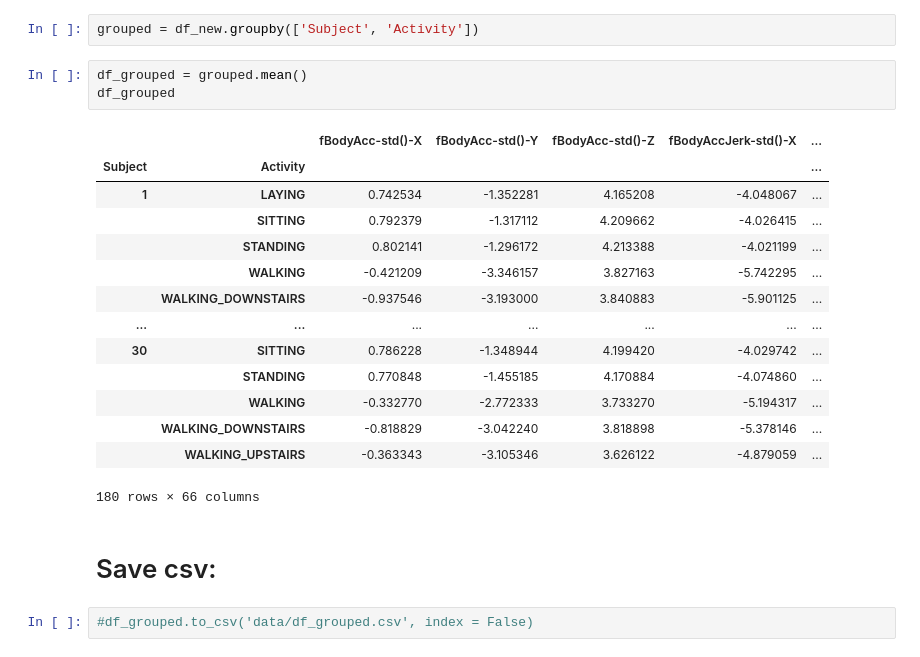
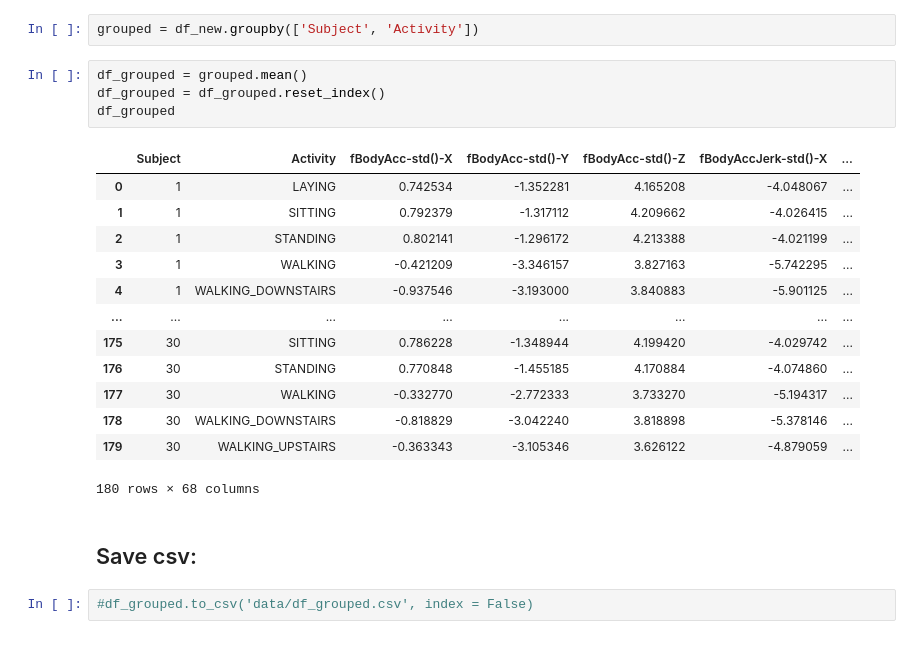
Before and after one commit to Bart63/BHL-2021-AI, a Jupyter notebook: subjects analysis.ipynb, the cells around one changed output. Drawn from its saved outputs; the diff is of its cells as text.

Commit message:
Fixed index in subjects analysis

```diff
--- a/subjects analysis.ipynb
+++ b/subjects analysis.ipynb
@@ -103,23 +86,23 @@ df_new
 grouped = df_new.groupby(['Subject', 'Activity'])
 # %%
 df_grouped = grouped.mean()
+df_grouped = df_grouped.reset_index()
 df_grouped
 # %% [output]
-|  |  | fBodyAcc-std()-X | fBodyAcc-std()-Y | fBodyAcc-std()-Z | fBodyAccJerk-std()-X | ... |
-| Subject | Activity |  |  |  |  | ... |
-| 1 | LAYING | 0.742534 | -1.352281 | 4.165208 | -4.048067 | ... |
-|  | SITTING | 0.792379 | -1.317112 | 4.209662 | -4.026415 | ... |
-|  | STANDING | 0.802141 | -1.296172 | 4.213388 | -4.021199 | ... |
-|  | WALKING | -0.421209 | -3.346157 | 3.827163 | -5.742295 | ... |
-|  | WALKING_DOWNSTAIRS | -0.937546 | -3.193000 | 3.840883 | -5.901125 | ... |
-| ... | ... | ... | ... | ... | ... | ... |
-| 30 | SITTING | 0.786228 | -1.348944 | 4.199420 | -4.029742 | ... |
-|  | STANDING | 0.770848 | -1.455185 | 4.170884 | -4.074860 | ... |
-|  | WALKING | -0.332770 | -2.772333 | 3.733270 | -5.194317 | ... |
-|  | WALKING_DOWNSTAIRS | -0.818829 | -3.042240 | 3.818898 | -5.378146 | ... |
-|  | WALKING_UPSTAIRS | -0.363343 | -3.105346 | 3.626122 | -4.879059 | ... |
+|  | Subject | Activity | fBodyAcc-std()-X | fBodyAcc-std()-Y | fBodyAcc-std()-Z | fBodyAccJerk-std()-X | ... |
+| 0 | 1 | LAYING | 0.742534 | -1.352281 | 4.165208 | -4.048067 | ... |
+| 1 | 1 | SITTING | 0.792379 | -1.317112 | 4.209662 | -4.026415 | ... |
+| 2 | 1 | STANDING | 0.802141 | -1.296172 | 4.213388 | -4.021199 | ... |
+| 3 | 1 | WALKING | -0.421209 | -3.346157 | 3.827163 | -5.742295 | ... |
+| 4 | 1 | WALKING_DOWNSTAIRS | -0.937546 | -3.193000 | 3.840883 | -5.901125 | ... |
+| ... | ... | ... | ... | ... | ... | ... | ... |
+| 175 | 30 | SITTING | 0.786228 | -1.348944 | 4.199420 | -4.029742 | ... |
+| 176 | 30 | STANDING | 0.770848 | -1.455185 | 4.170884 | -4.074860 | ... |
+| 177 | 30 | WALKING | -0.332770 | -2.772333 | 3.733270 | -5.194317 | ... |
+| 178 | 30 | WALKING_DOWNSTAIRS | -0.818829 | -3.042240 | 3.818898 | -5.378146 | ... |
+| 179 | 30 | WALKING_UPSTAIRS | -0.363343 | -3.105346 | 3.626122 | -4.879059 | ... |
-180 rows × 66 columns
+180 rows × 68 columns
 # %% [markdown]
-# Save csv:
+## Save csv:
 # %%
 #df_grouped.to_csv('data/df_grouped.csv', index = False)
```
Also changed, not shown: parts of 2 cells of this notebook.
